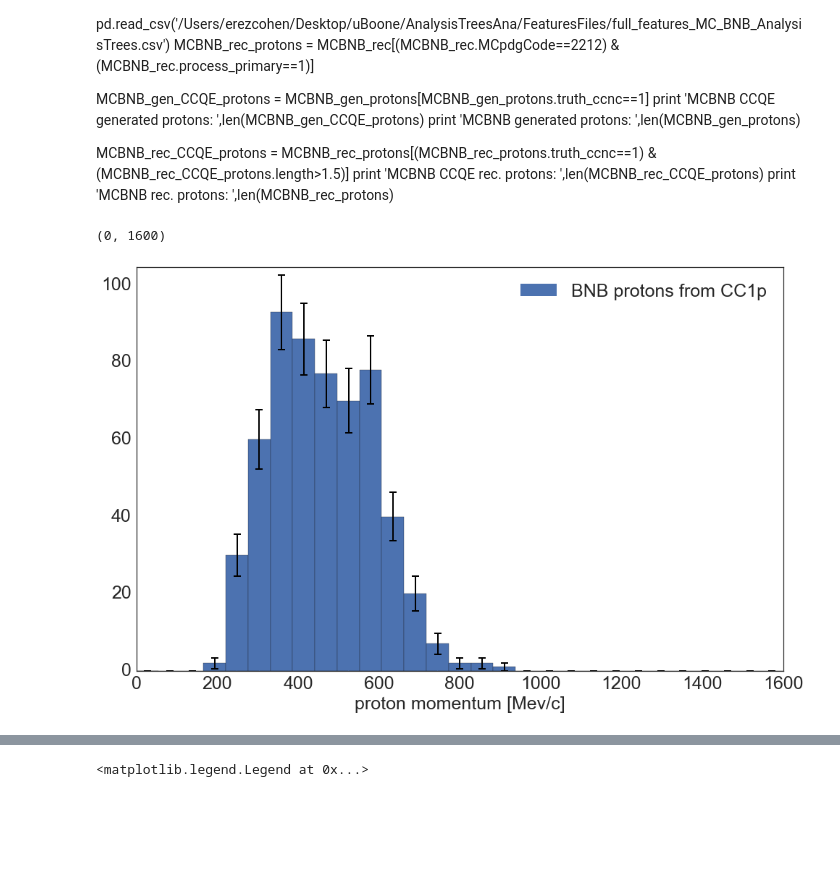
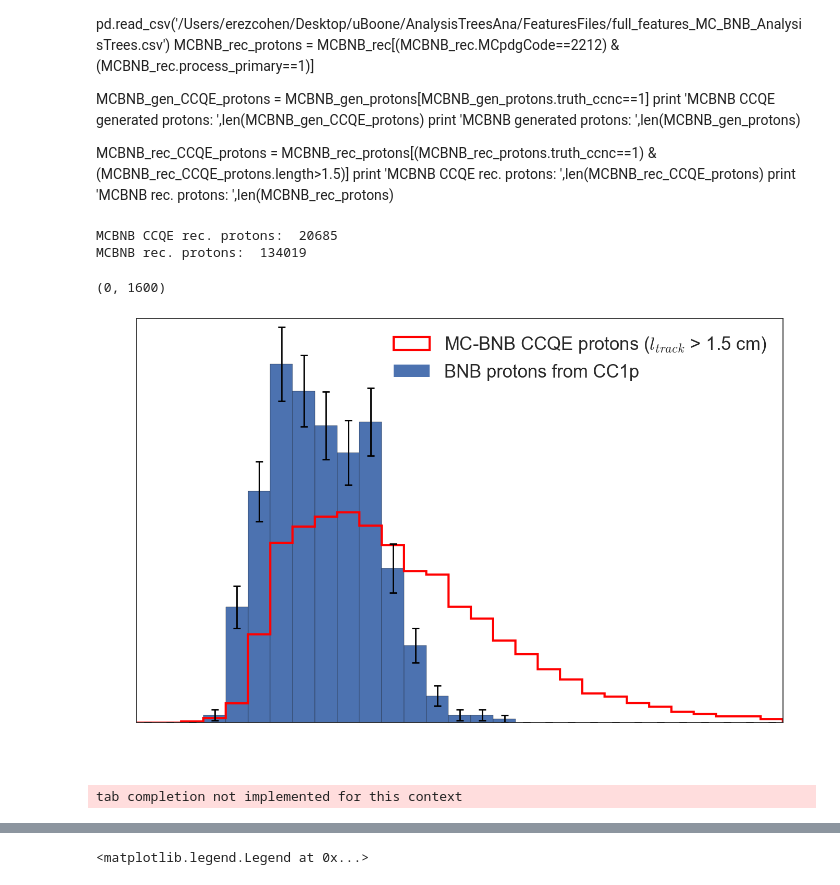
Before and after one commit to erezcoh4/AnalysisTreesInformation, a Jupyter notebook: AnaTreesPackage/notebooks/CCQE_events_anafile_plos.ipynb, the cells around one changed output, grey strips where cells are left out. Drawn from its saved outputs; the diff is of its cells as text; code cells hidden in the pictures; blank space fills up the shorter version.

```diff
--- a/AnaTreesPackage/notebooks/CCQE_events_anafile_plos.ipynb
+++ b/AnaTreesPackage/notebooks/CCQE_events_anafile_plos.ipynb
@@ -19,16 +25,28 @@ print 'MCBNB generated protons: ',len(MCBNB_gen_protons)
 MCBNB_rec_CCQE_protons = MCBNB_rec_protons[(MCBNB_rec_protons.truth_ccnc==1) & (MCBNB_rec_CCQE_protons.length>1.5)]
 print 'MCBNB CCQE rec. protons: ',len(MCBNB_rec_CCQE_protons)
 print 'MCBNB rec. protons: ',len(MCBNB_rec_protons)
+# %%
+MCBNB_rec = pd.read_csv('/Users/erezcohen/Desktop/uBoone/AnalysisTreesAna/FeaturesFiles/full_features_MC_BNB_AnalysisTrees.csv')
+MCBNB_rec_protons = MCBNB_rec[(MCBNB_rec.MCpdgCode==2212)  & (MCBNB_rec.process_primary==1)]
+
+MCBNB_rec_CCQE_protons = MCBNB_rec_protons[(MCBNB_rec_protons.truth_ccnc==1) & (MCBNB_rec_protons.length>1.5)]
+print 'MCBNB CCQE rec. protons: ',len(MCBNB_rec_CCQE_protons)
+print 'MCBNB rec. protons: ',len(MCBNB_rec_protons)
+# %% [output]
+MCBNB CCQE rec. protons:  20685
+MCBNB rec. protons:  134019
 # %%
 bins=np.linspace(0,1600,30)
 ax , h , bins , mid = hist_with_errors( data.p_P , bins=bins ,
                                        xlabel='proton momentum [Mev/c]' , figsize=(16,10), label='BNB protons from CC1p')
-# weights = (float(len(data))/len(MCBNB_rec_CCQE_protons))*(MCBNB_rec_CCQE_protons.truth_P/MCBNB_rec_CCQE_protons.truth_P)
-# plt.hist(1000*MCBNB_rec_CCQE_protons.truth_P,bins=bins,weights=weights
-#          ,label='MC-BNB CCQE protons ($l_{track}$ > 1.5 cm)',histtype='step',linewidth=3,color='red')
+weights = (float(len(data))/len(MCBNB_rec_CCQE_protons))*(MCBNB_rec_CCQE_protons.truth_P/MCBNB_rec_CCQE_protons.truth_P)
+plt.hist(1000*MCBNB_rec_CCQE_protons.truth_P,bins=bins,weights=weights
+         ,label='MC-BNB CCQE protons ($l_{track}$ > 1.5 cm)',histtype='step',linewidth=3,color='red')
 plt.legend(loc='best',fontsize=25)
 # ax.set_ylim(0,1.02*np.max(h+np.sqrt(h)))
+set_axes(ax=ax, x_label='proton momentum [Mev/c]',y_label='', ticks_color='white')
 ax.set_xlim(0,1600)
 # %% [output]
 (0, 1600)
-[figure, old version]
+[figure, new version]
+tab completion not implemented for this context
```
Also changed, not shown: parts of 7 cells of this notebook, 6 other files.
